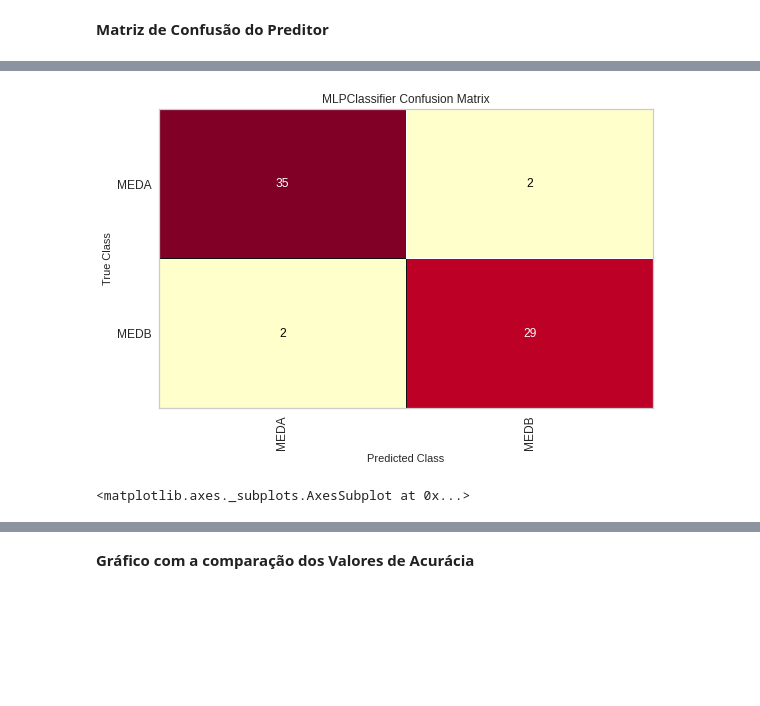
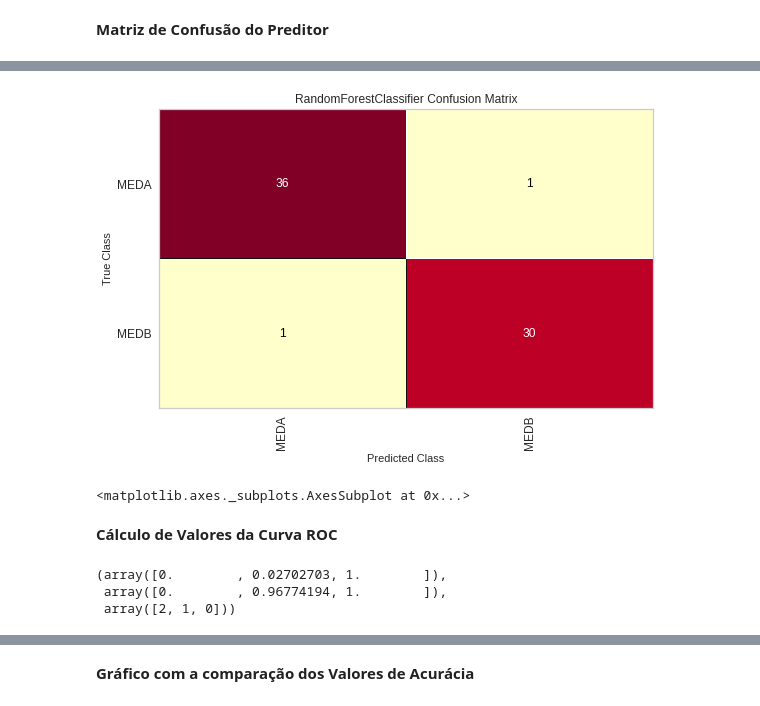
Before and after one commit to inf032/introducaoML, a Jupyter notebook: Farm03.Metricas.ipynb, the cells around one changed output, grey strips where cells are left out. Cells and saved outputs as stored; diff of their text form; code cells hidden in the pictures; blank space fills up the shorter version.

```diff
--- a/Farm03.Metricas.ipynb
+++ b/Farm03.Metricas.ipynb
@@ -252,8 +252,8 @@ dfResultados
 # %% [markdown]
 **Matriz de Confusão do Preditor**
 # %%
+#classificador = MLPClassifier(max_iter=700)
+classificador = RandomForestClassifier()
 model = Pipeline(steps=[('step_one', col_transformer), ('ss',  StandardScaler()),
                         ('imputer', ImputerWithMissingMark()),
-                        ('classificador', MLPClassifier(max_iter=700))]).fit(X_train, y_train)
-
-print_confusion_matrix(model, X_test, y_test)
+                        ('classificador', classificador)]).fit(X_train, y_train)
@@ -262,14 +264,23 @@ print_confusion_matrix(model, X_test, y_test)
 # %%
 from yellowbrick.classifier import ConfusionMatrix
-
-model = Pipeline(steps=[('step_one', col_transformer), ('ss',  StandardScaler()),
-                        ('imputer', ImputerWithMissingMark()),
-                        ('classificador', MLPClassifier(max_iter=700))]).fit(X_train, y_train)
 
 cm = ConfusionMatrix(model, classes=['MEDA', 'MEDB'])
 cm.fit(X_train, y_train)
 cm.score(X_test, y_test)
 cm.show()
 # %% [output]
-[figure, old version]
+[figure, new version]
 <matplotlib.axes._subplots.AxesSubplot at 0x...>
+# %% [markdown]
+**Cálculo de Valores da Curva ROC**
+# %%
+from sklearn.metrics import roc_curve
+
+le = LabelEncoder()
+le.fit(y_train)
+y_pred = model.predict(X_test)
+roc_curve(le.transform(y_test), le.transform(y_pred))
+# %% [output]
+(array([0.        , 0.02702703, 1.        ]),
+ array([0.        , 0.96774194, 1.        ]),
+ array([2, 1, 0]))
```
Also changed, not shown: parts of 5 cells of this notebook.
